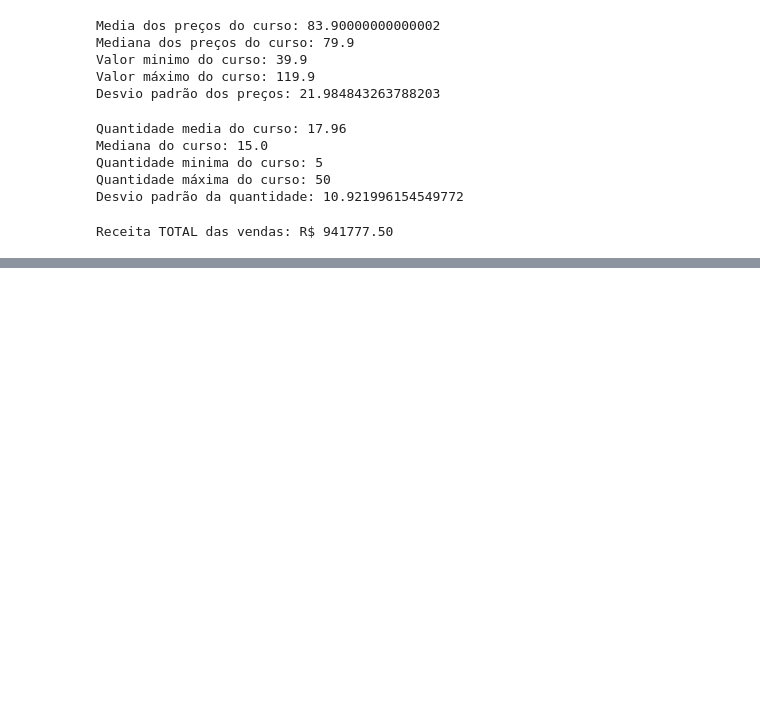
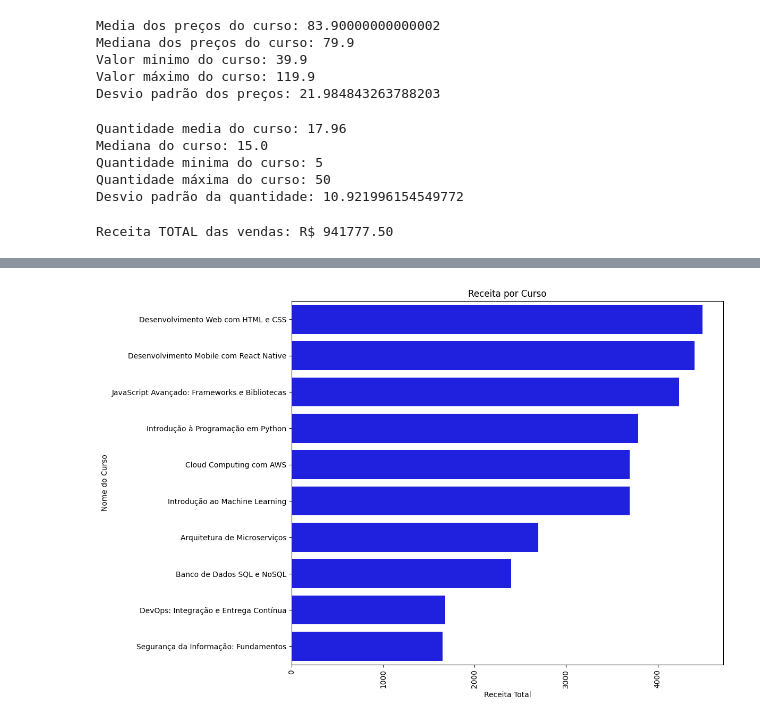
Before and after one commit to Wencel15/insight-basico-python, a Jupyter notebook: insight.ipynb, the cells around one changed output, grey strips where cells are left out. Cells and saved outputs as stored; diff of their text form; code cells hidden in the pictures; blank space fills up the shorter version.

```diff
--- a/insight.ipynb
+++ b/insight.ipynb
@@ -115,0 +139,30 @@ O curso: Introdução à Programação em Python, teve 50 vendas no periodo
+# %%
+# Incluindo uma coluna com a receita total dos cursos vendidos
+
+df_datainsight['Receita Total'] = df_datainsight['Quantidade de Vendas'] * df_datainsight['Preço Unitário']
+# %%
+# Grafico com a Receita Total dos cursos vendidos
+
+# Somando as vendas dos cursos
+df_datainsight.groupby('Nome do Curso').sum()
+
+# Ordenando o curso por maior receita
+df_sorted = df_datainsight.groupby('Nome do Curso').agg({'Receita Total': 'sum'}).reset_index()
+df_sorted = df_sorted.sort_values(by='Receita Total', ascending=False)
+
+
+#Plotando o gráfico de barras para demosntrar a receita total dos cursos
+plt.figure(figsize=(12, 8))
+sns.barplot(x='Receita Total', y='Nome do Curso', data=df_sorted, color='blue')
+
+# Configurando os titulos do grafico e do eixo
+plt.title('Receita por Curso')
+plt.xlabel('Receita Total')
+plt.ylabel('Nome do Curso')
+
+# Plotando o grafico
+plt.xticks(rotation=90)
+plt.tight_layout()
+plt.show()
+# %% [output]
+[figure, added]
```
Also changed, not shown: parts of 3 cells of this notebook.
